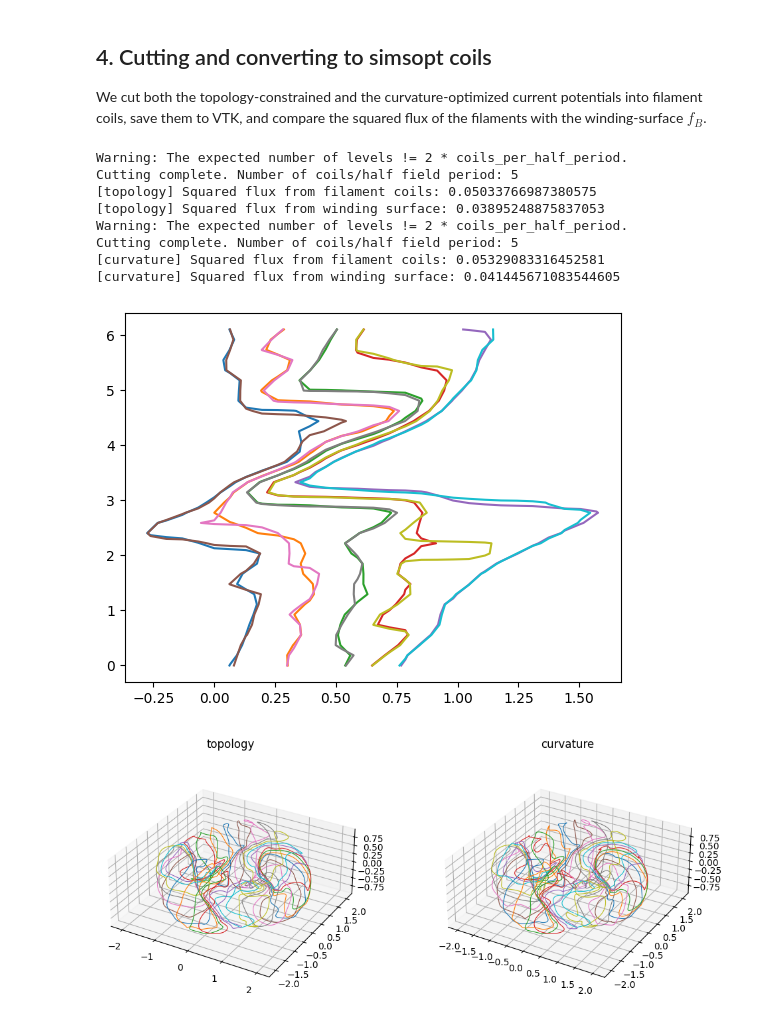
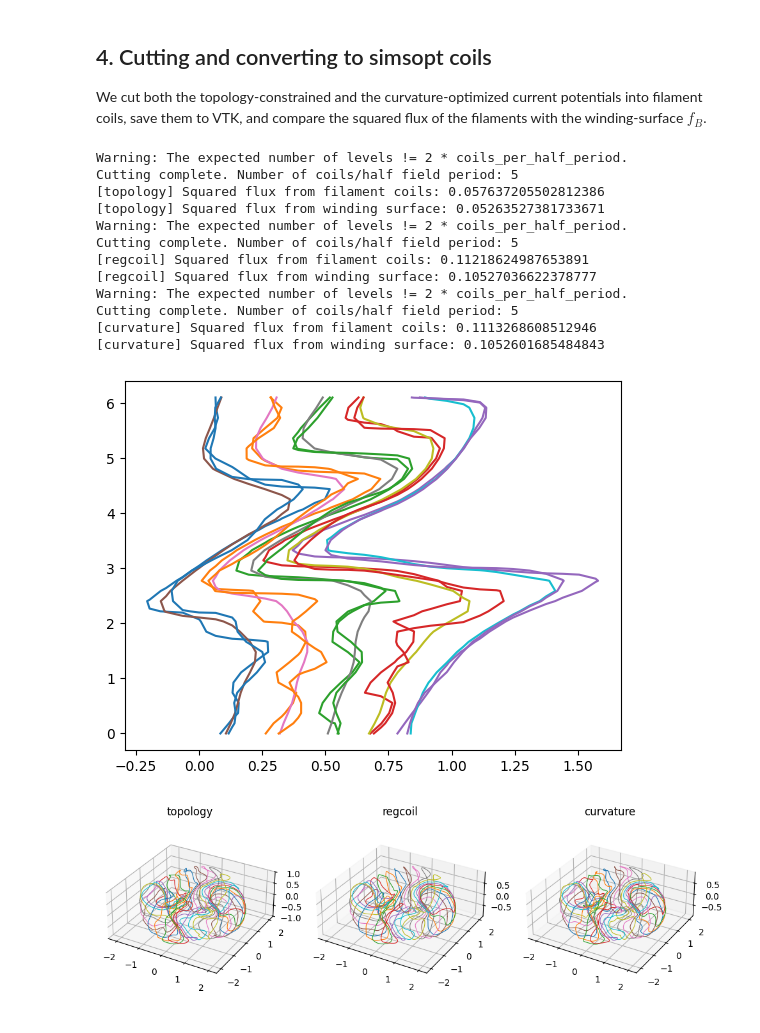
Before and after one commit to lankef/quadcoil, a Jupyter notebook: docs/examples/filament.ipynb, the cells around one changed output. Saved outputs shown, nothing was run; the diff lists cells and outputs as text; code cells hidden in the pictures.

```diff
--- a/docs/examples/filament.ipynb
+++ b/docs/examples/filament.ipynb
@@ -36,7 +36,7 @@ net_poloidal_current_amperes = 11884578.094260072
 
 # Number of poloidal and toroidal harmonics in the current potential,
 # shared by every run in this notebook.
-MPOL_NTOR = 8
+MPOL_NTOR = 6
 
 # Arguments common to every QUADCOIL call. The winding surface is
 # auto-generated at one minor radius from the plasma.
@@ -111,7 +111,8 @@ out_dict_topo, qp_topo, dofs_topo, status_topo = quadcoil(
     constraint_value=np.array([0.]),
     constraint_unit=(None,),
     metric_name=metrics,
-    smoothing='slack',
+    smoothing='approx',
+    smoothing_params={'lse_epsilon': 1e-1},
 )
 print('f_B with K_theta constraint:    ', out_dict_topo['f_B']['value'])
 print('f_B without constraint:         ', out_dict_nescoil['f_B']['value'])
@@ -152,12 +153,13 @@ out_dict_regcoil, qp_regcoil, dofs_regcoil, _ = quadcoil(
     **problem_kwargs,
     objective_name='f_K',
     objective_unit=f_K_ref,
-    constraint_name=('f_B',),
-    constraint_type=('<=',),
-    constraint_value=np.array([f_B_target]),
-    constraint_unit=(f_B_target,),
+    constraint_name=('K_theta', 'f_B',),
+    constraint_type=(K_theta_sign, '<=',),
+    constraint_value=np.array([0, f_B_target]),
+    constraint_unit=(None, f_B_target,),
     metric_name=metrics,
-    smoothing='slack',
+    smoothing='approx',
+    smoothing_params={'lse_epsilon': 1e-1},
 )
 f_max_K_dot_grad_K_cyl_ref = out_dict_regcoil['f_max_K_dot_grad_K_cyl']['value']
 print('f_B of REGCOIL:', out_dict_regcoil['f_B']['value'])
@@ -225,6 +228,7 @@ of the filaments with the winding-surface $f_B$.
 filament_coils = {}
 for name, out, qp_i, dofs_i in [
     ('topology', out_dict_topo, qp_topo, dofs_topo),
+    ('regcoil', out_dict_regcoil, qp_regcoil, dofs_regcoil),
     ('curvature', out_dict_curv, qp_curv, dofs_curv),
 ]:
     coils = simsopt_coil_from_qp(
@@ -243,22 +247,26 @@ for name, out, qp_i, dofs_i in [
 # %% [output]
 Warning: The expected number of levels != 2 * coils_per_half_period.
 Cutting complete. Number of coils/half field period: 5
-[topology] Squared flux from filament coils: 0.05033766987380575
-[topology] Squared flux from winding surface: 0.03895248875837053
+[topology] Squared flux from filament coils: 0.057637205502812386
+[topology] Squared flux from winding surface: 0.05263527381733671
 Warning: The expected number of levels != 2 * coils_per_half_period.
 Cutting complete. Number of coils/half field period: 5
-[curvature] Squared flux from filament coils: 0.05329083316452581
-[curvature] Squared flux from winding surface: 0.041445671083544605
+[regcoil] Squared flux from filament coils: 0.11218624987653891
+[regcoil] Squared flux from winding surface: 0.10527036622378777
+Warning: The expected number of levels != 2 * coils_per_half_period.
+Cutting complete. Number of coils/half field period: 5
+[curvature] Squared flux from filament coils: 0.1113268608512946
+[curvature] Squared flux from winding surface: 0.1052601685484843
-[figure, old version]
+[figure, new version]
 # %%
 fig = plt.figure(figsize=(12, 5))
 for i, (name, coils) in enumerate(filament_coils.items()):
-    ax = fig.add_subplot(1, 2, i + 1, projection='3d')
+    ax = fig.add_subplot(1, 3, i + 1, projection='3d')
     ax.set_title(name)
     for c in coils:
         g = c.curve.gamma()
         ax.plot(g[:, 0], g[:, 1], g[:, 2], lw=0.8)
     ax.set_aspect('equal')
 plt.show()
 # %% [output]
-[figure, old version]
+[figure, new version]
```
Also changed, not shown: parts of 8 cells of this notebook, 26 other files.
